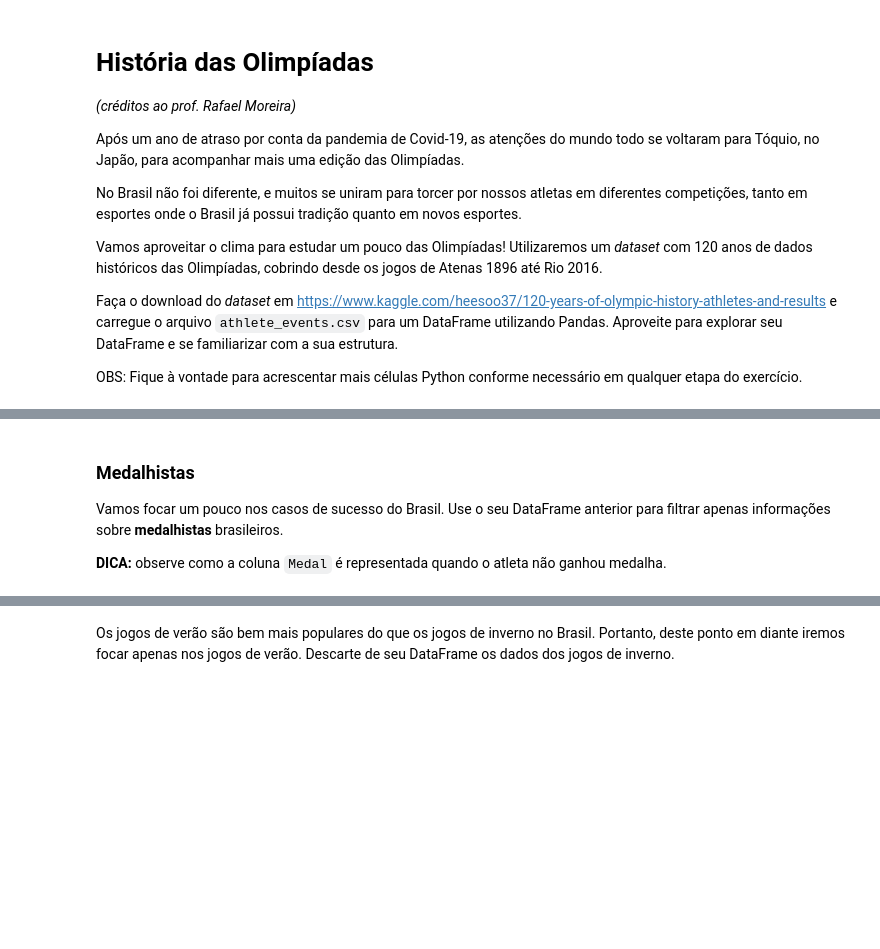
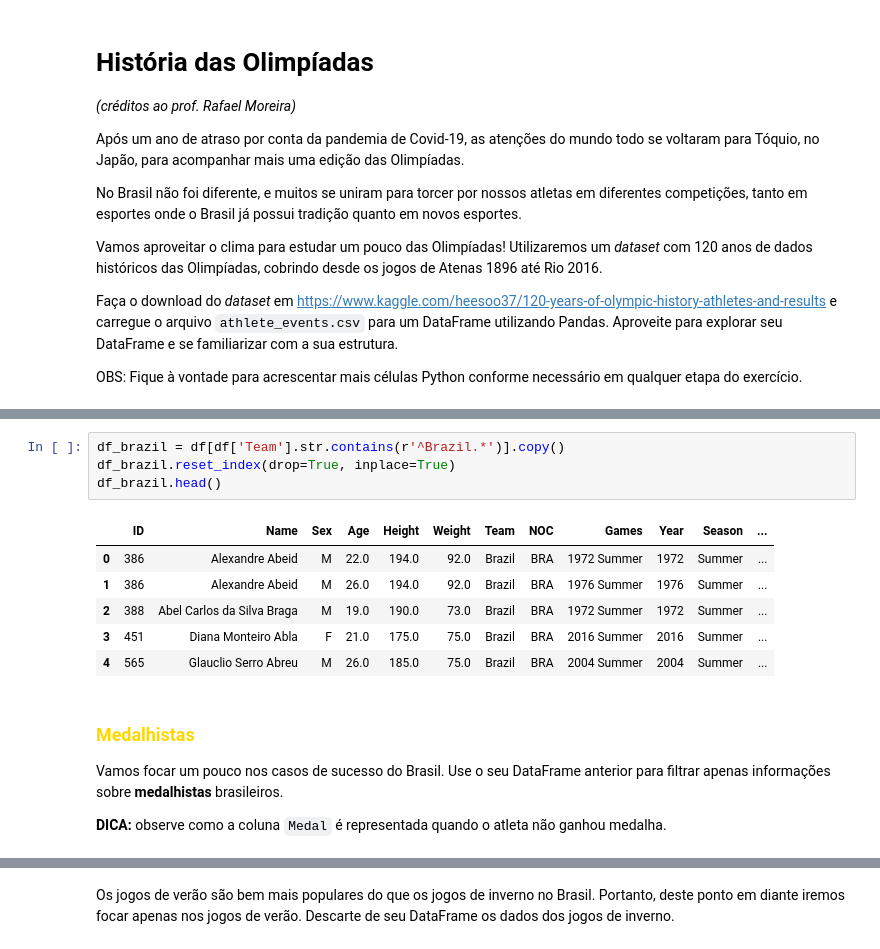
Before and after one commit to baiochi/LetsCode, a Jupyter notebook: Modulo 3 - Biblioteca e APIs/Projetos/Projeto - Pandas.ipynb, the cells around one changed output, grey strips where cells are left out. Cells and saved outputs as stored; diff of their text form; blank space fills up the shorter version.

```diff
--- a/Modulo 3 - Biblioteca e APIs/Projetos/Projeto - Pandas.ipynb
+++ b/Modulo 3 - Biblioteca e APIs/Projetos/Projeto - Pandas.ipynb
@@ -18,5 +67,16 @@ Vamos começar estudando o desempenho do nossos próprio país. Gere um DataFram
+# %%
+df_brazil = df[df['Team'].str.contains(r'^Brazil.*')].copy()
+df_brazil.reset_index(drop=True, inplace=True)
+df_brazil.head()
+# %% [output]
+|  | ID | Name | Sex | Age | Height | Weight | Team | NOC | Games | Year | Season | ... |
+| 0 | 386 | Alexandre Abeid | M | 22.0 | 194.0 | 92.0 | Brazil | BRA | 1972 Summer | 1972 | Summer | ... |
+| 1 | 386 | Alexandre Abeid | M | 26.0 | 194.0 | 92.0 | Brazil | BRA | 1976 Summer | 1976 | Summer | ... |
+| 2 | 388 | Abel Carlos da Silva Braga | M | 19.0 | 190.0 | 73.0 | Brazil | BRA | 1972 Summer | 1972 | Summer | ... |
+| 3 | 451 | Diana Monteiro Abla | F | 21.0 | 175.0 | 75.0 | Brazil | BRA | 2016 Summer | 2016 | Summer | ... |
+| 4 | 565 | Glauclio Serro Abreu | M | 26.0 | 185.0 | 75.0 | Brazil | BRA | 2004 Summer | 2004 | Summer | ... |
 # %% [markdown]
-### Medalhistas
+### <span id='pt1.2' style='color:Gold'> Medalhistas </span>
 
 Vamos focar um pouco nos casos de sucesso do Brasil. Use o seu DataFrame anterior para filtrar apenas informações sobre **medalhistas** brasileiros.
 
```
Also changed, not shown: parts of 99 cells of this notebook.
